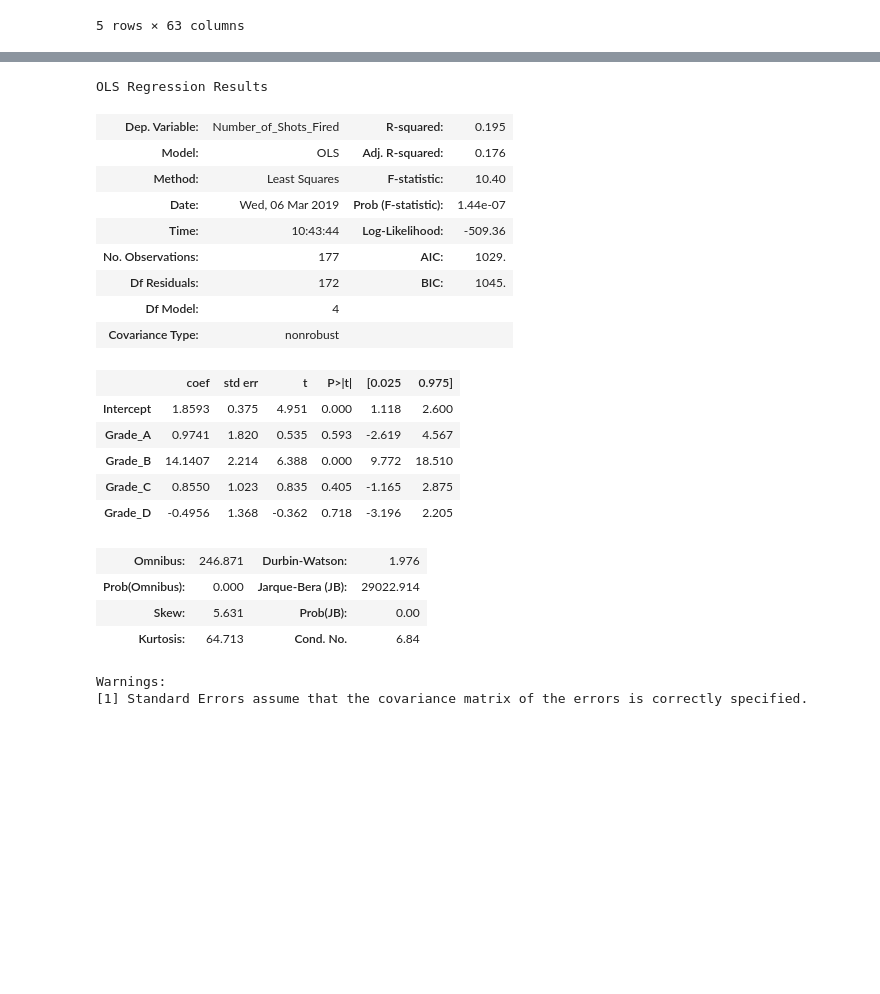
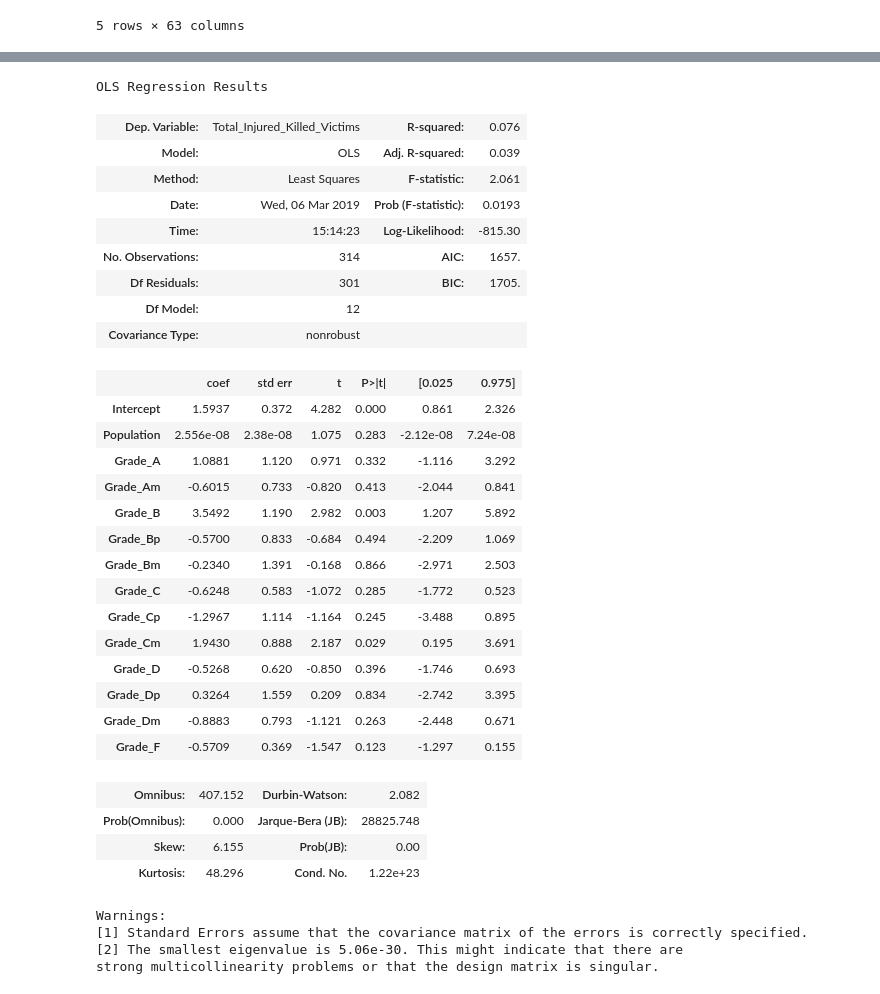
Before and after one commit to loisr/Mod-2-Project, a Jupyter notebook: Complete Data.ipynb, the cells around one changed output, grey strips where cells are left out. Drawn from its saved outputs; the diff is of its cells as text; code cells hidden in the pictures; blank space fills up the shorter version.

Commit message:
OLS Models

```diff
--- a/Complete Data.ipynb
+++ b/Complete Data.ipynb
@@ -38,6 +38,8 @@ Year
 Grade                                                                                                                                                  object
 Population                                                                                                                                             object
 dtype: object
+# %%
+df['Population'] = df['Population'].str.replace(',', '')
 # %%
 df = df.apply(pd.to_numeric, errors='ignore')
 # %%
@@ -68,0 +91,10 @@ df.columns = df.columns.str.replace('/', '_')
+# %%
+#getting rid of columns that are 30% or more NAN
+df2 = df[[column for column in df if df[column].count() / len(df) >= 0.3]]
+#del df2['Id']
+print("List of dropped columns:", end=" ")
+for c in df.columns:
+    if c not in df2.columns:
+        print(c, end=", ")
+print('\n')
+df = df2
@@ -171,3 +214,5 @@ grade_dummy = pd.get_dummies(dfg['Grade'],prefix = 'Grade')
+# %%
+grade_dummy = grade_dummy.rename(columns={'Grade_A-': 'Grade_Am', 'Grade_B+': 'Grade_Bp', 'Grade_B-': 'Grade_Bm','Grade_C+': 'Grade_Cp', 'Grade_C-': 'Grade_Cm', 'Grade_D+': 'Grade_Dp', 'Grade_D-': 'Grade_Dm'})
 # %%
 grade_dummy.head()
 # %% [output]
@@ -190,3 +235,5 @@ df_with_dummies.head()
 | 18 | 2018-11-28 | Strawberry Mansion High School | Philadelphia | PA | 3.0 | 0 | 0.0 | ... |
 | 19 | 2018-11-22 | Skyline High School | Dallas | TX | 3.0 | 1 | 0.0 | ... |
 5 rows × 63 columns
+# %%
+df_with_dummies = df_with_dummies.apply(pd.to_numeric, errors='ignore')
@@ -218,27 +453,38 @@ Warnings:
 # %%
-df_reg_mult_dummy = ols(formula="Number_of_Shots_Fired~Grade_A+Grade_A-+Grade_B+Grade_B++Grade_B-+Grade_C+Grade_C++Grade_C-+Grade_D+Grade_D++Grade_D-+Grade_F",
+df_reg_mult_dummy = ols(formula="Total_Injured_Killed_Victims~Population+Grade_A+Grade_Am+Grade_B+Grade_Bp+Grade_Bm+Grade_C+Grade_Cp+Grade_Cm+Grade_D+Grade_Dp+Grade_Dm+Grade_F",
                                data=df_with_dummies).fit()
 df_reg_mult_dummy.summary()
 # %% [output]
 OLS Regression Results
-| Dep. Variable: | Number_of_Shots_Fired | R-squared: | 0.195 |
-| Model: | OLS | Adj. R-squared: | 0.176 |
-| Method: | Least Squares | F-statistic: | 10.40 |
-| Date: | Wed, 06 Mar 2019 | Prob (F-statistic): | 1.44e-07 |
-| Time: | 10:43:44 | Log-Likelihood: | -509.36 |
-| No. Observations: | 177 | AIC: | 1029. |
-| Df Residuals: | 172 | BIC: | 1045. |
-| Df Model: | 4 |  |  |
+| Dep. Variable: | Total_Injured_Killed_Victims | R-squared: | 0.076 |
+| Model: | OLS | Adj. R-squared: | 0.039 |
+| Method: | Least Squares | F-statistic: | 2.061 |
+| Date: | Wed, 06 Mar 2019 | Prob (F-statistic): | 0.0193 |
+| Time: | 15:14:23 | Log-Likelihood: | -815.30 |
+| No. Observations: | 314 | AIC: | 1657. |
+| Df Residuals: | 301 | BIC: | 1705. |
+| Df Model: | 12 |  |  |
 | Covariance Type: | nonrobust |  |  |
 |  | coef | std err | t | P>|t| | [0.025 | 0.975] |
-| Intercept | 1.8593 | 0.375 | 4.951 | 0.000 | 1.118 | 2.600 |
-| Grade_A | 0.9741 | 1.820 | 0.535 | 0.593 | -2.619 | 4.567 |
-| Grade_B | 14.1407 | 2.214 | 6.388 | 0.000 | 9.772 | 18.510 |
-| Grade_C | 0.8550 | 1.023 | 0.835 | 0.405 | -1.165 | 2.875 |
-| Grade_D | -0.4956 | 1.368 | -0.362 | 0.718 | -3.196 | 2.205 |
+| Intercept | 1.5937 | 0.372 | 4.282 | 0.000 | 0.861 | 2.326 |
+| Population | 2.556e-08 | 2.38e-08 | 1.075 | 0.283 | -2.12e-08 | 7.24e-08 |
+| Grade_A | 1.0881 | 1.120 | 0.971 | 0.332 | -1.116 | 3.292 |
+| Grade_Am | -0.6015 | 0.733 | -0.820 | 0.413 | -2.044 | 0.841 |
+| Grade_B | 3.5492 | 1.190 | 2.982 | 0.003 | 1.207 | 5.892 |
+| Grade_Bp | -0.5700 | 0.833 | -0.684 | 0.494 | -2.209 | 1.069 |
+| Grade_Bm | -0.2340 | 1.391 | -0.168 | 0.866 | -2.971 | 2.503 |
+| Grade_C | -0.6248 | 0.583 | -1.072 | 0.285 | -1.772 | 0.523 |
+| Grade_Cp | -1.2967 | 1.114 | -1.164 | 0.245 | -3.488 | 0.895 |
+| Grade_Cm | 1.9430 | 0.888 | 2.187 | 0.029 | 0.195 | 3.691 |
+| Grade_D | -0.5268 | 0.620 | -0.850 | 0.396 | -1.746 | 0.693 |
+| Grade_Dp | 0.3264 | 1.559 | 0.209 | 0.834 | -2.742 | 3.395 |
+| Grade_Dm | -0.8883 | 0.793 | -1.121 | 0.263 | -2.448 | 0.671 |
+| Grade_F | -0.5709 | 0.369 | -1.547 | 0.123 | -1.297 | 0.155 |
-| Omnibus: | 246.871 | Durbin-Watson: | 1.976 |
-| Prob(Omnibus): | 0.000 | Jarque-Bera (JB): | 29022.914 |
-| Skew: | 5.631 | Prob(JB): | 0.00 |
-| Kurtosis: | 64.713 | Cond. No. | 6.84 |
+| Omnibus: | 407.152 | Durbin-Watson: | 2.082 |
+| Prob(Omnibus): | 0.000 | Jarque-Bera (JB): | 28825.748 |
+| Skew: | 6.155 | Prob(JB): | 0.00 |
+| Kurtosis: | 48.296 | Cond. No. | 1.22e+23 |
 Warnings:
 [1] Standard Errors assume that the covariance matrix of the errors is correctly specified.
+[2] The smallest eigenvalue is 5.06e-30. This might indicate that there are
+strong multicollinearity problems or that the design matrix is singular.
```
Also changed, not shown: parts of 21 cells of this notebook.
